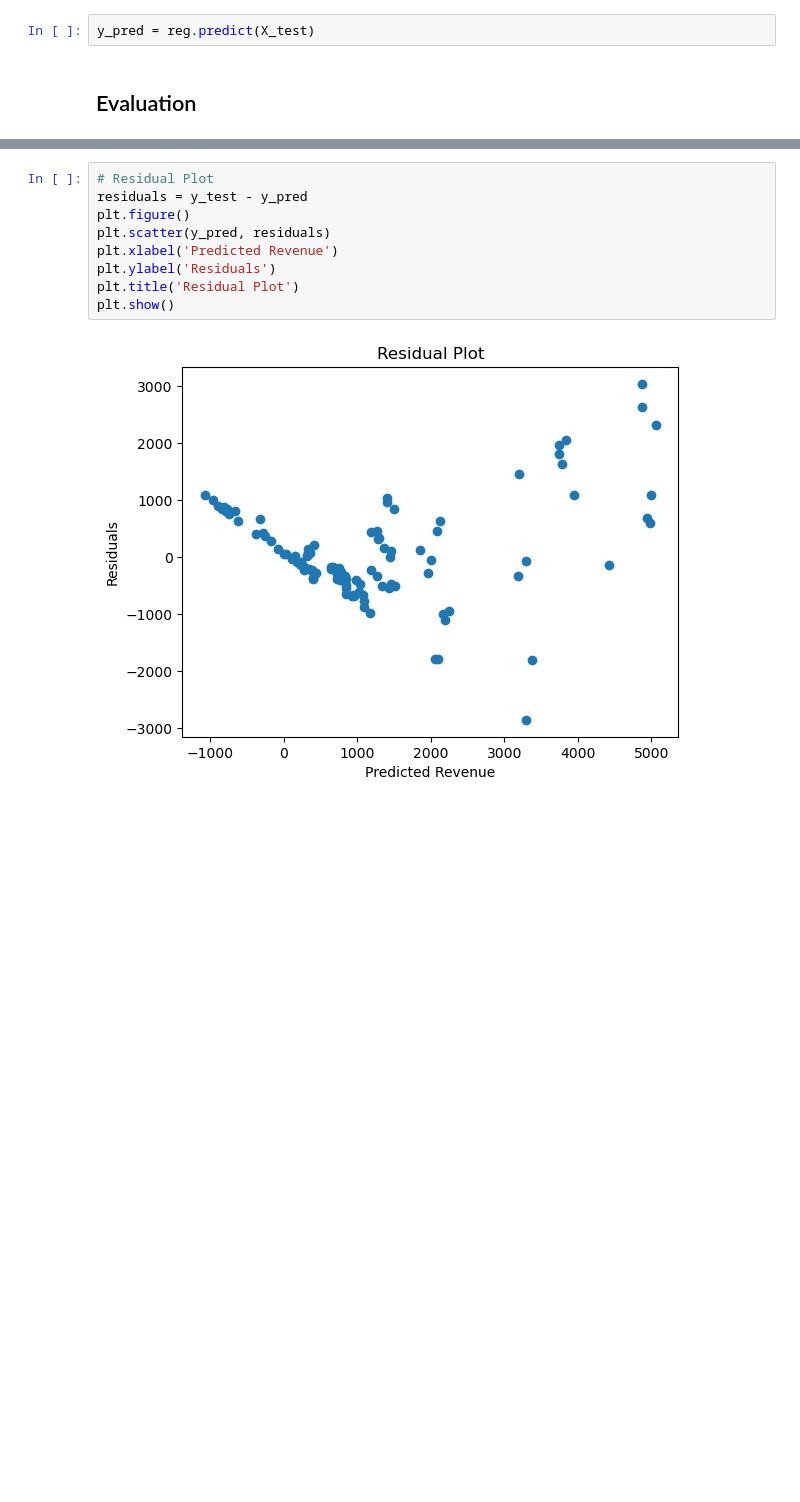
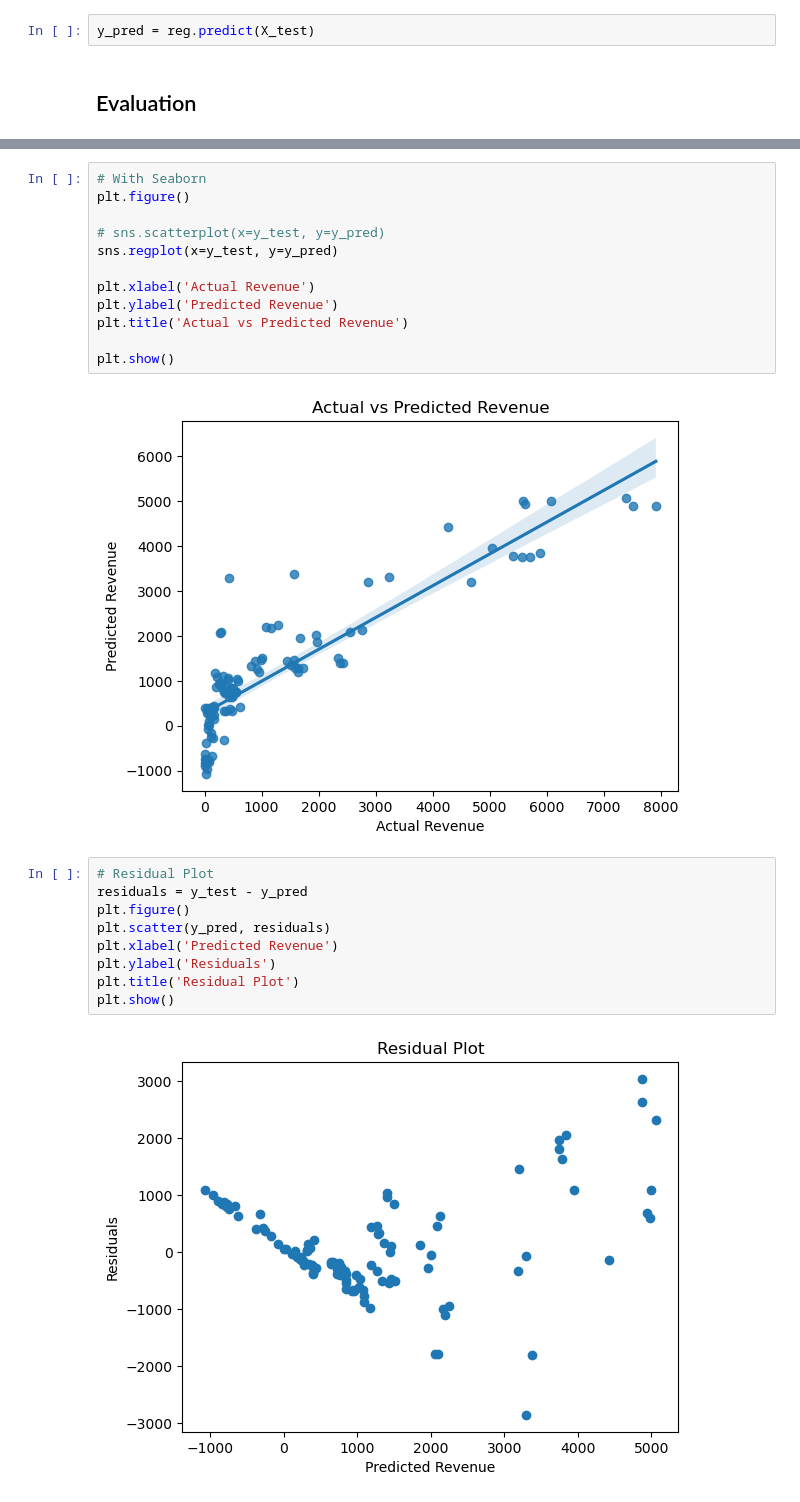
Before and after one commit to fedexid/coffee-shop-mlr, a Jupyter notebook: coffee_shop.ipynb, the cells around one changed output, grey strips where cells are left out. Drawn from its saved outputs; the diff is of its cells as text; blank space fills up the shorter version.

```diff
--- a/coffee_shop.ipynb
+++ b/coffee_shop.ipynb
@@ -211,6 +264,20 @@ plt.title('Actual vs Predicted Revenue')
 plt.show()
 # %% [output]
 [figure]
+# %%
+# With Seaborn
+plt.figure()
+
+# sns.scatterplot(x=y_test, y=y_pred)
+sns.regplot(x=y_test, y=y_pred)
+
+plt.xlabel('Actual Revenue')
+plt.ylabel('Predicted Revenue')
+plt.title('Actual vs Predicted Revenue')
+
+plt.show()
+# %% [output]
+[figure, added]
 # %%
 # Residual Plot
 residuals = y_test - y_pred
```
Also changed, not shown: parts of 27 cells of this notebook.
